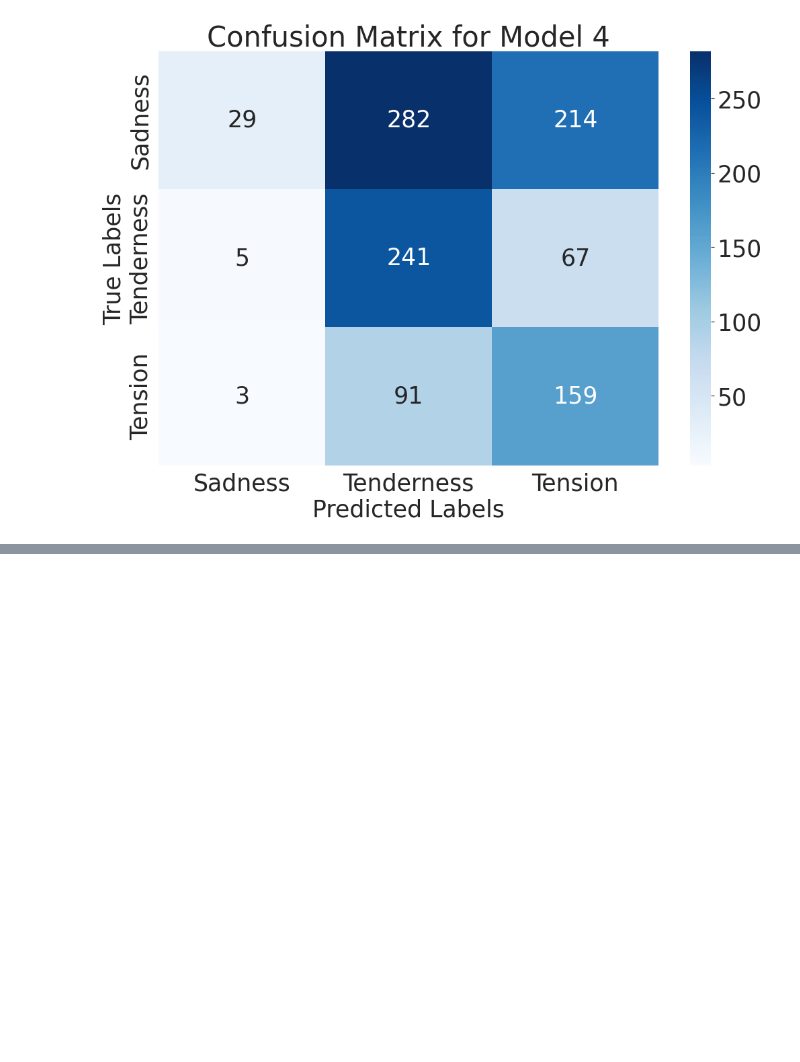
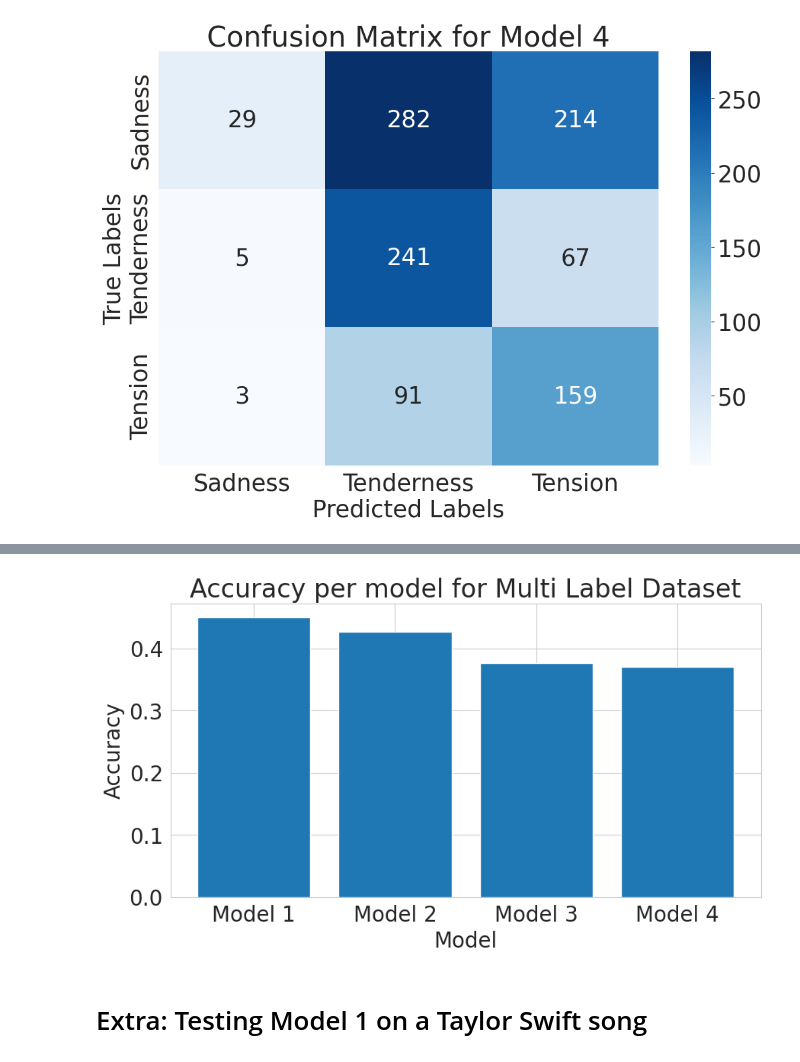
Before and after one commit to glazar01/lyric-pulse-sentiment-analysis, a Jupyter notebook: models/lyrics_analysis_all_models.ipynb, the cells around one changed output, grey strips where cells are left out. Cells and saved outputs as stored; diff of their text form; code cells hidden in the pictures; blank space fills up the shorter version.

```diff
--- a/models/lyrics_analysis_all_models.ipynb
+++ b/models/lyrics_analysis_all_models.ipynb
@@ -580,0 +615,6 @@ plt.show()
+# %%
+plot_model_accuracy(m_accuracy, singleLabel=False)
+# %% [output]
+[figure, added]
+# %% [markdown]
+# Extra: Testing Model 1 on a Taylor Swift song
```
Also changed, not shown: parts of 21 cells of this notebook.
